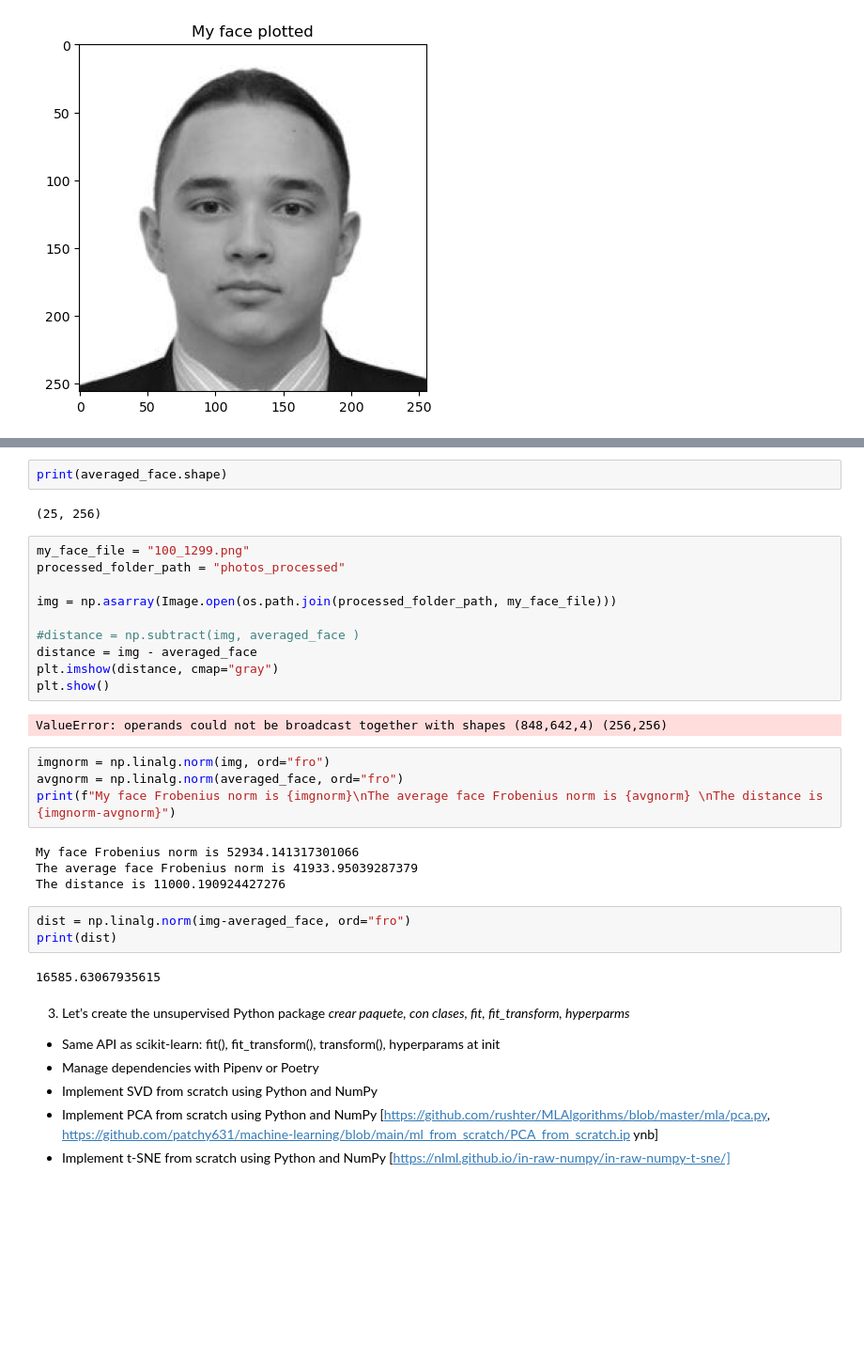
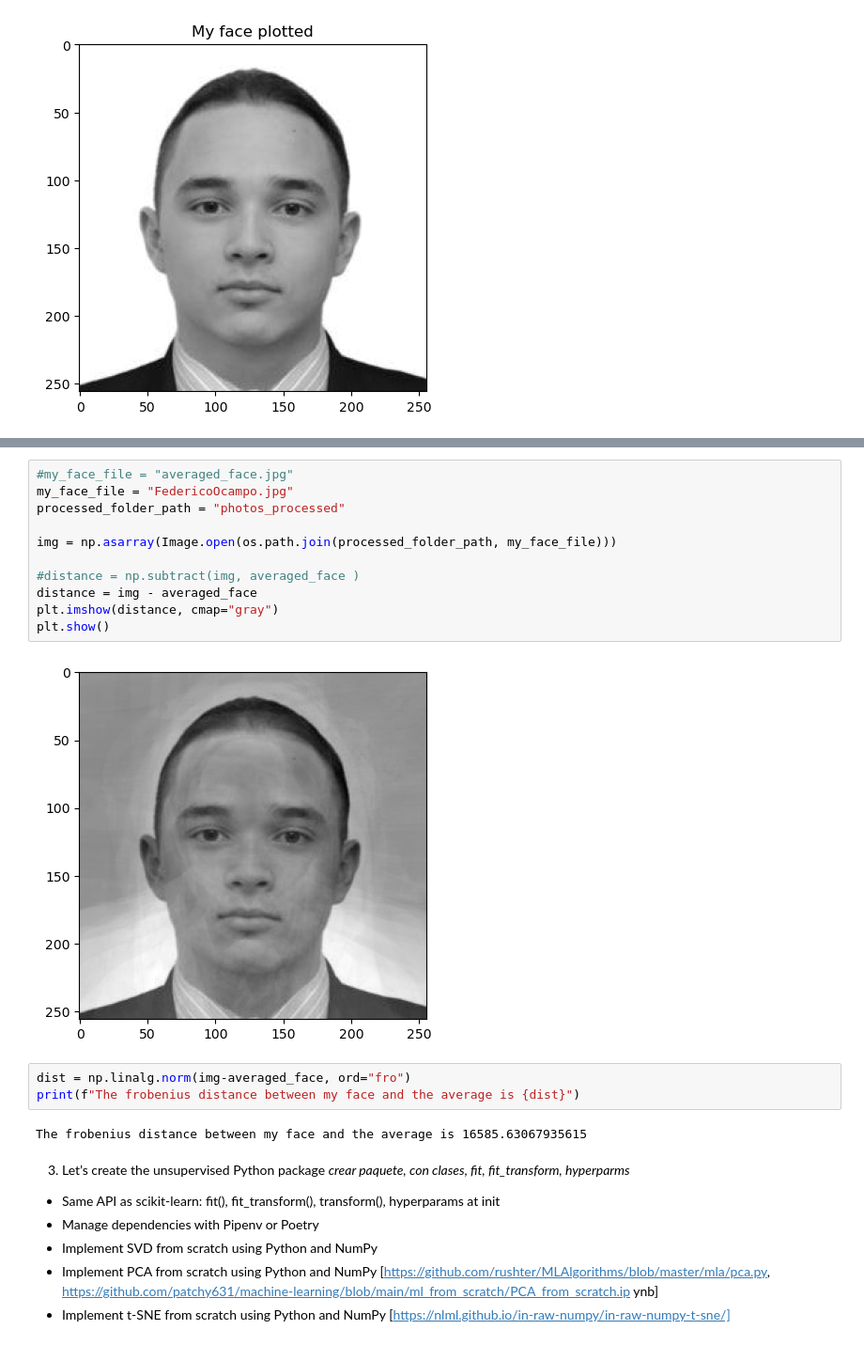
Before and after one commit to 00Fede/MLIIWorkshopI, a Jupyter notebook: Lab1.ipynb, the cells around one changed output, grey strips where cells are left out. Shown: that part at 94% size. Saved outputs shown, nothing was run; the diff lists cells and outputs as text; blank space fills up the shorter version.

Commit message:
last changes face processing

```diff
--- a/Lab1.ipynb
+++ b/Lab1.ipynb
@@ -167,35 +168,24 @@ plt.imshow(averaged_face, cmap="gray")
 plt.show()
 # %% [output]
 [figure]
-# %%
-print(averaged_face.shape)
-# %% [output]
-(25, 256)
 # %%
-my_face_file = "100_1299.png"
+#my_face_file = "averaged_face.jpg"
+my_face_file = "FedericoOcampo.jpg"
 processed_folder_path = "photos_processed"
 
 img = np.asarray(Image.open(os.path.join(processed_folder_path, my_face_file)))
 
 #distance = np.subtract(img, averaged_face )
 distance = img - averaged_face
 plt.imshow(distance, cmap="gray")
 plt.show()
 # %% [output]
-ValueError: operands could not be broadcast together with shapes (848,642,4) (256,256)
+[figure, added]
-# %%
-imgnorm = np.linalg.norm(img, ord="fro")
-avgnorm = np.linalg.norm(averaged_face, ord="fro")
-print(f"My face Frobenius norm is {imgnorm}\nThe average face Frobenius norm is {avgnorm} \nThe distance is {imgnorm-avgnorm}")
-# %% [output]
-My face Frobenius norm is 52934.141317301066
-The average face Frobenius norm is 41933.95039287379
-The distance is 11000.190924427276
 # %%
 dist = np.linalg.norm(img-averaged_face, ord="fro")
-print(dist)
+print(f"The frobenius distance between my face and the average is {dist}")
 # %% [output]
-16585.63067935615
+The frobenius distance between my face and the average is 16585.63067935615
 # %% [markdown]
 3. Let’s create the unsupervised Python package
 _crear paquete, con clases, fit, fit_transform, hyperparms_
```
Also changed, not shown: parts of 1 cell of this notebook.
